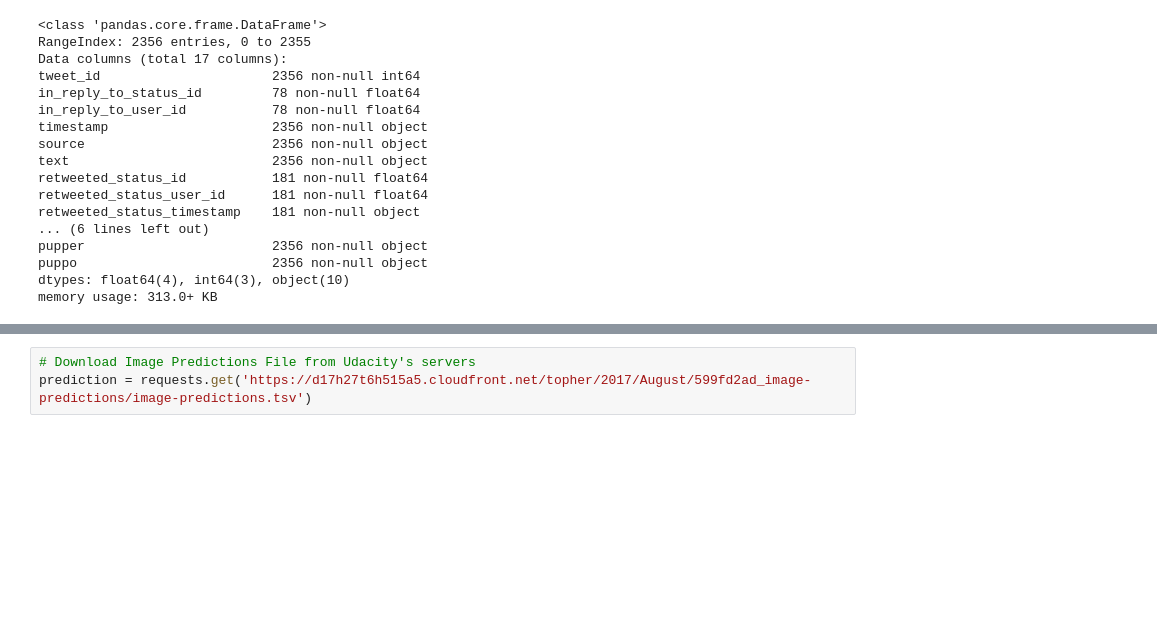
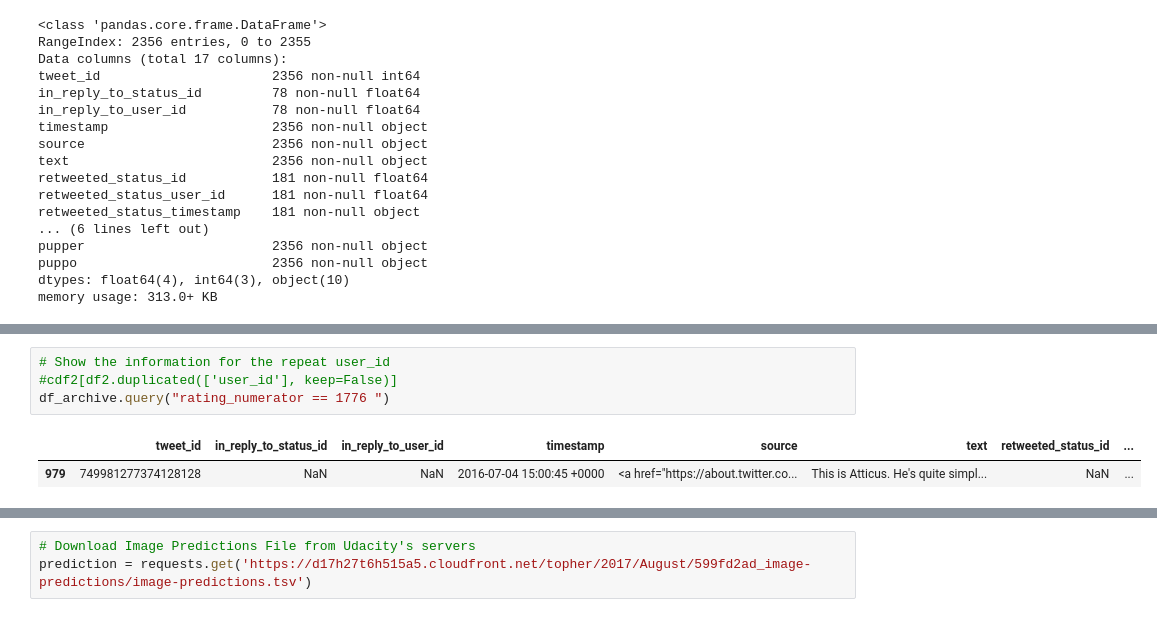
Before and after one commit to ManalAlkallas/WeRateDogs, a Jupyter notebook: wrangle_act.ipynb, the cells around one changed output, grey strips where cells are left out. Drawn from its saved outputs; the diff is of its cells as text; blank space fills up the shorter version.

```diff
--- a/wrangle_act.ipynb
+++ b/wrangle_act.ipynb
@@ -67,0 +141,7 @@ memory usage: 313.0+ KB
+# %%
+# Show the information for the repeat user_id
+#cdf2[df2.duplicated(['user_id'], keep=False)]
+df_archive.query("rating_numerator == 1776 ")
+# %% [output]
+|  | tweet_id | in_reply_to_status_id | in_reply_to_user_id | timestamp | source | text | retweeted_status_id | ... |
+| 979 | 749981277374128128 | NaN | NaN | 2016-07-04 15:00:45 +0000 | <a href="https://about.twitter.co... | This is Atticus. He's quite simpl... | NaN | ... |
```
Also changed, not shown: parts of 29 cells of this notebook.
